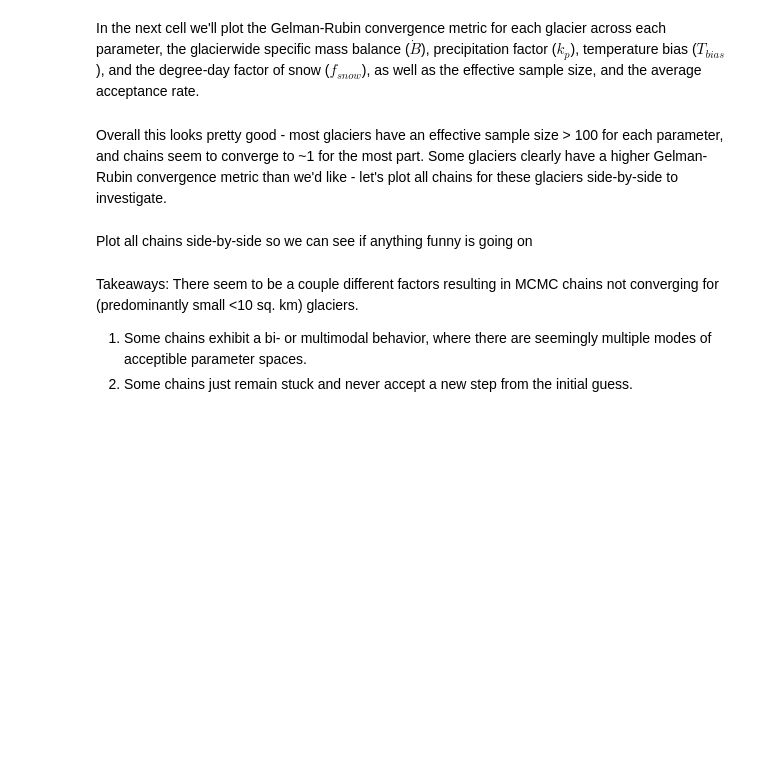
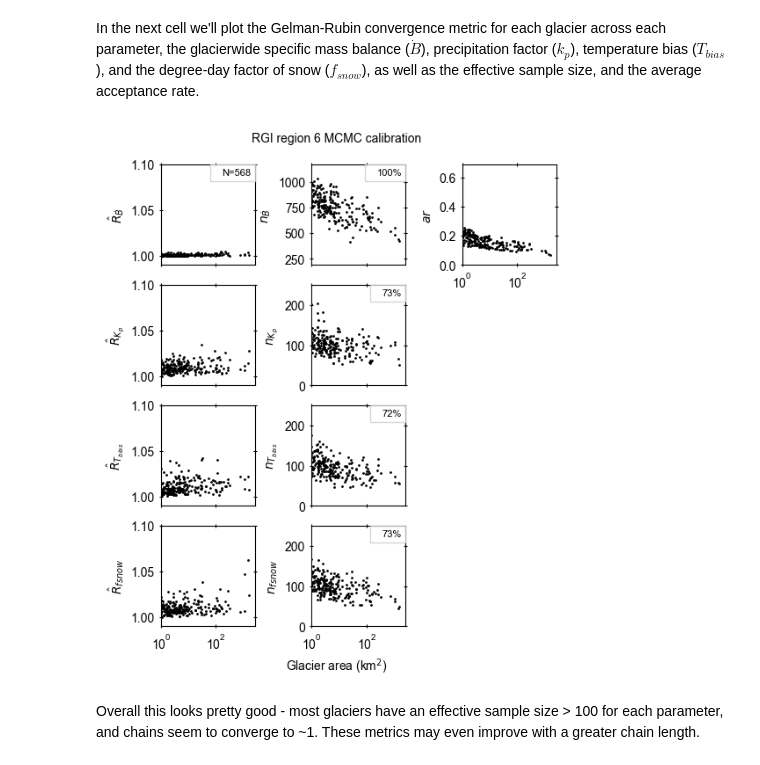
Before and after one commit to PyGEM-Community/PyGEM-notebooks, a Jupyter notebook: analyze_regional_mcmc.ipynb, the cells around one changed output. Cells and saved outputs as stored; diff of their text form; code cells hidden in the pictures; blank space fills up the shorter version.

```diff
--- a/analyze_regional_mcmc.ipynb
+++ b/analyze_regional_mcmc.ipynb
@@ -45,6 +57,15 @@ plt.rcParams['legend.fontsize'] = 8
 # %%
-# define output calibration path - 01 here indicates RGI region 1 (a.k.a. Alaska)
-datpath = pygem_prms['root']+'/Output/calibration/01/'
+# RGI region of interest - following the run_calibration.ipynb notebook, we'll test 6 (Iceland)
+region = 6
+num_cores=8                 # number of cores to parallelize across, change depending on how many cores you have/want to utilize
+calib_opt = 'MCMC'          # calibration option
+chain_length = 10000        # length of each MCMC chain. we have found 10-20k to be sufficient for chain convergence and a desireable effective sample size
+num_chains= 3               # number of MCMC chains. we will run 3 to test the convergence between and across chains
+### comment/uncomment the following line depending on whether or not MCMC calibration was already completed for specified region with the above parameters ###
+# !run_calibration -rgi_region01 {region} -ref_startyear 2000 -ref_endyear 2019 -ref_gcm_name ERA5 -option_calibration {calib_opt} -chain_length {chain_length} -nchains {num_chains} -ncores {num_cores}
+# %%
+# define output calibration path
+datpath = pygem_prms['root']+f'/Output/calibration/{str(region).zfill(2)}/'
 # %%
 # get rgi table for all glaciers - this is used to get the area of each glacier to plot against
-rgi_glacs = modelsetup.selectglaciersrgitable(rgi_regionsO1=[1])
+rgi_glacs = modelsetup.selectglaciersrgitable(rgi_regionsO1=[region])
@@ -173,39 +214,39 @@ for i,a in enumerate(axes):
     a.xaxis.set_ticks_position('both')
     a.yaxis.set_ticks_position('both')
     a.tick_params(axis="both",direction="inout")
     # make xaxis log-scale
     a.set_xscale('log')
     # set xmin as 1:max
     a.set_xlim([1,a.get_xlim()[1]])
     # remove xticklabels from middle panels not at the bottom of each column
     if i not in [3,7,8]:
         a.set_xticklabels([])
 
 # manually set some ylimits
 for i,a in enumerate(axes):
     if i<4:
-        a.set_ylim([0.99, 1.5])
+        a.set_ylim([0.99, 1.1])
     if (i>4) & (i<8):
-        a.set_ylim([0, 750])
-    # if i==4:
-    #     a.set_ylim([0, 2000])
+        a.set_ylim([0, 250])
 
 axes[-1].set_ylim([0,axes[-1].get_ylim()[-1]])
 
 # set ylabels for each panel
 axes[0].set_ylabel(r'$\hat{{R}}_{\dot{{B}}}$')
 axes[1].set_ylabel(r'$\hat{{R}}_{K_{p}}$')
 axes[2].set_ylabel(r'$\hat{{R}}_{T_{bias}}$')
 axes[3].set_ylabel(r'$\hat{{R}}_{fsnow}$')
 axes[4].set_ylabel(r'${n}_{\dot{{B}}}$')
 axes[5].set_ylabel(r'${n}_{K_{p}}$')
 axes[6].set_ylabel(r'${n}_{T_{bias}}$')
 axes[7].set_ylabel(r'${n}_{fsnow}$')
 axes[-1].set_ylabel(r'${{ar}}$')
 # xaxis label
-fig.text(0.5, 0, r'Glacier Area (km$^2$)', va='center',ha='center')
+fig.text(0.5, 0, r'Glacier area (km$^2$)', va='center',ha='center')
 # figure title
-fig.text(0.5, 1, 'Alaska MCMC calibration', va='center',ha='center')
-plt.subplots_adjust(left=0.1, bottom=0.075, right=1, top=0.95, wspace=0.5)
+fig.text(0.5, 1, f'RGI region {region} MCMC calibration', va='center',ha='center')
+plt.subplots_adjust(left=0.1, bottom=0.075, right=1, top=0.95, wspace=0.6)
+# %% [output]
+[figure, added]
 # %% [markdown]
-Overall this looks pretty good - most glaciers have an effective sample size > 100 for each parameter, and chains seem to converge to ~1 for the most part. Some glaciers clearly have a higher Gelman-Rubin convergence metric than we'd like - let's plot all chains for these glaciers side-by-side to investigate.
+Overall this looks pretty good - most glaciers have an effective sample size > 100 for each parameter, and chains seem to converge to ~1. These metrics may even improve with a greater chain length.
@@ -222,2 +252,0 @@ for i, k in enumerate(['mb_mwea','kp','tbias','ddfsnow']):
-# %% [markdown]
-Plot all chains side-by-side so we can see if anything funny is going on
@@ -239,4 +252,0 @@ for g in glacs_check:
-# %% [markdown]
-Takeaways: There seem to be a couple different factors resulting in MCMC chains not converging for (predominantly small <10 sq. km) glaciers. <br>
-1. Some chains exhibit a bi- or multimodal behavior, where there are seemingly multiple modes of acceptible parameter spaces.
-2. Some chains just remain stuck and never accept a new step from the initial guess.
```
Also changed, not shown: parts of 9 cells of this notebook, 3 other files.
